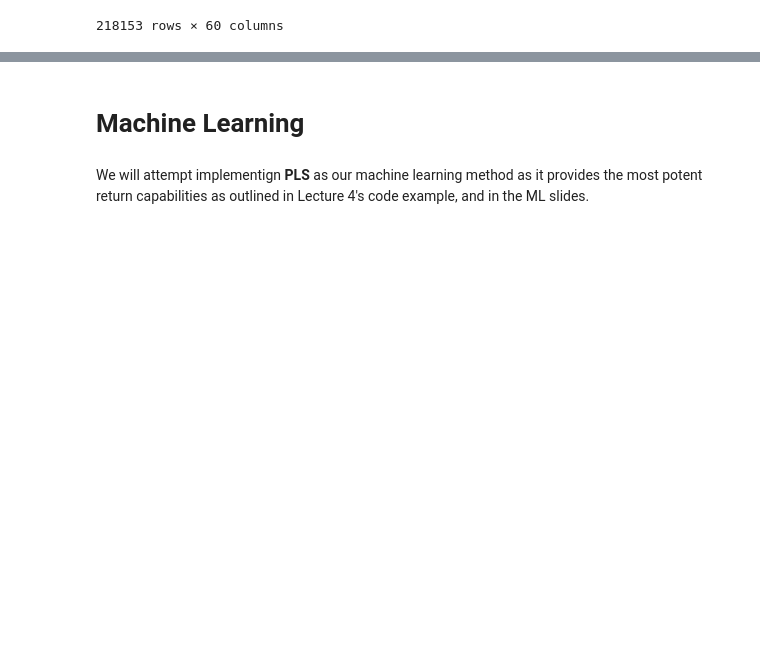
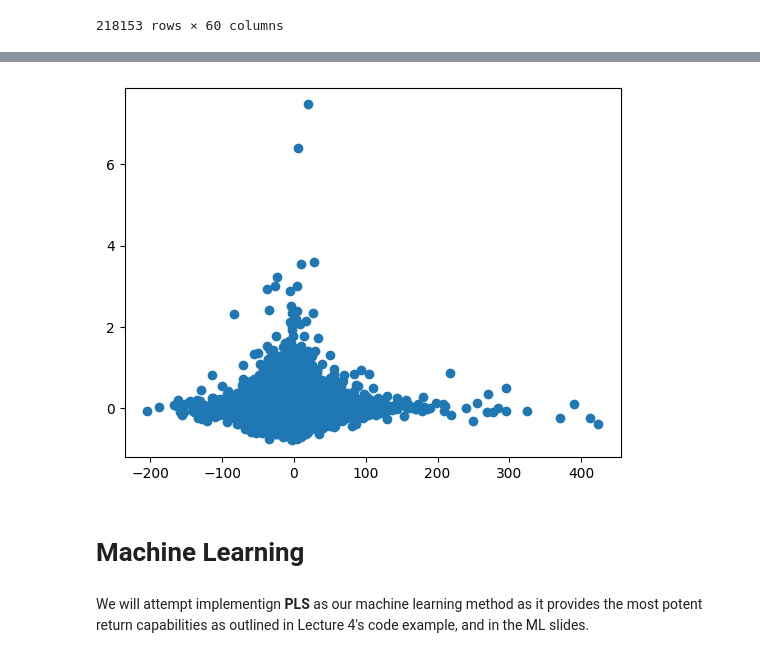
Before and after one commit to CFM-301-W23-G4/Final-Project, a Jupyter notebook: Final Project.ipynb, the cells around one changed output, grey strips where cells are left out. Drawn from its saved outputs; the diff is of its cells as text; code cells hidden in the pictures; blank space fills up the shorter version.

```diff
--- a/Final Project.ipynb
+++ b/Final Project.ipynb
@@ -576 +611,3 @@ results_df.round(2).T.sort_values(by="p-value")
 use these results to determine which factors to keep (among other considerations like cross-correlation, if they are in the same category, etc)
+# %%
+predict_factors = model_factors
@@ -577,3 +673,18 @@ use these results to determine which factors to keep (among other considerations
+# %%
+lookup_set = set(linear_betas[['monthid', 'permno']].apply(tuple, axis=1))
+mask = all_monthly_data[['monthid', 'permno']].apply(tuple, axis=1).isin(lookup_set)
+pred_factors = all_monthly_data[mask][["monthid", "permno"] + predict_factors].set_index(["monthid", "permno"]).sort_index()
+
+lookup_set = set(pred_factors.index.values)
+mask = linear_betas[['monthid', 'permno']].apply(tuple, axis=1).isin(lookup_set)
+pred_betas = linear_betas[mask].set_index(["monthid", "permno"]).sort_index()
+
+pred_returns = (pred_factors * pred_betas[predict_factors]).sum(axis=1)
+# %%
+plt.scatter(x=pred_returns, y=pred_betas["RET"])
+plt.show()
+# %% [output]
+[figure, added]
 # %% [markdown]
 # Machine Learning
 # %% [markdown]
```
Also changed, not shown: parts of 14 cells of this notebook, 1 other file.
